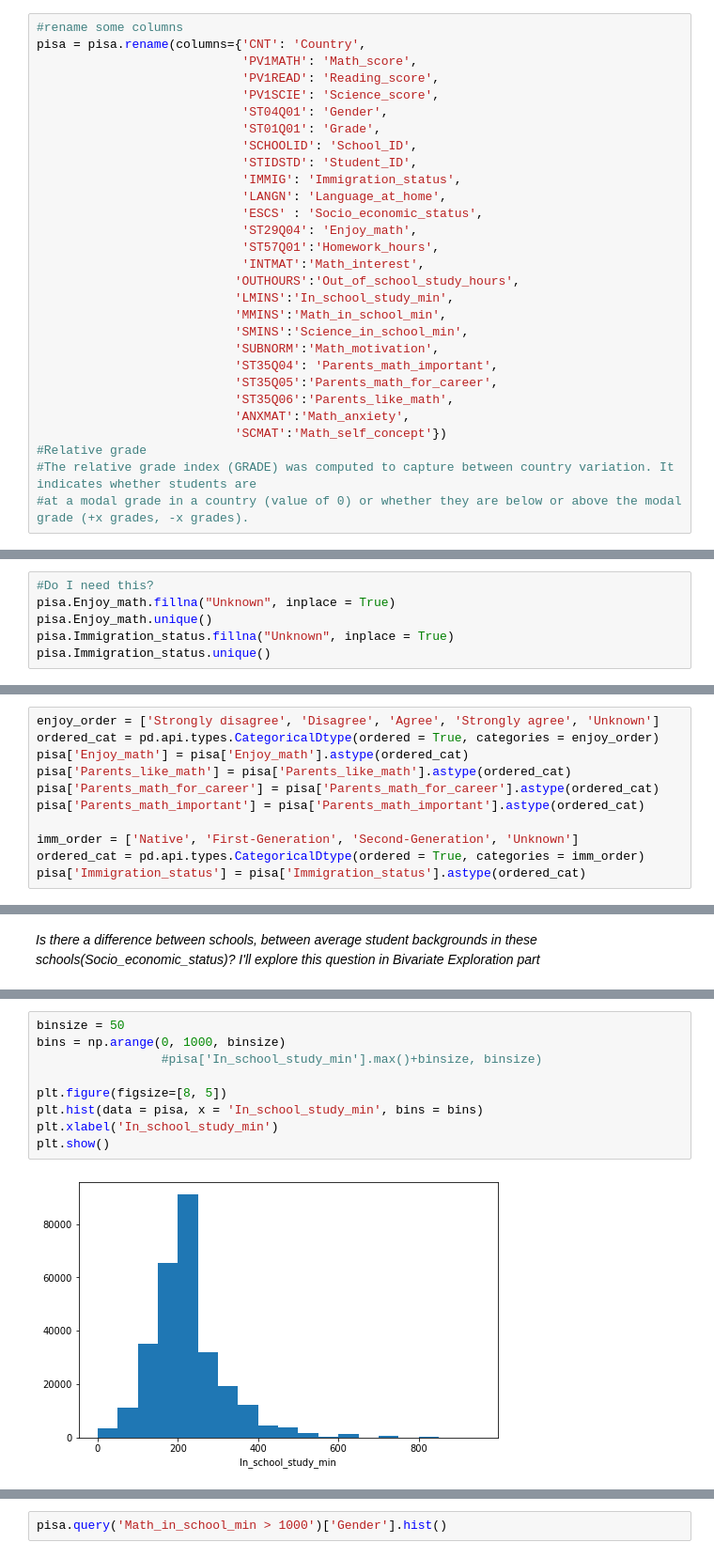
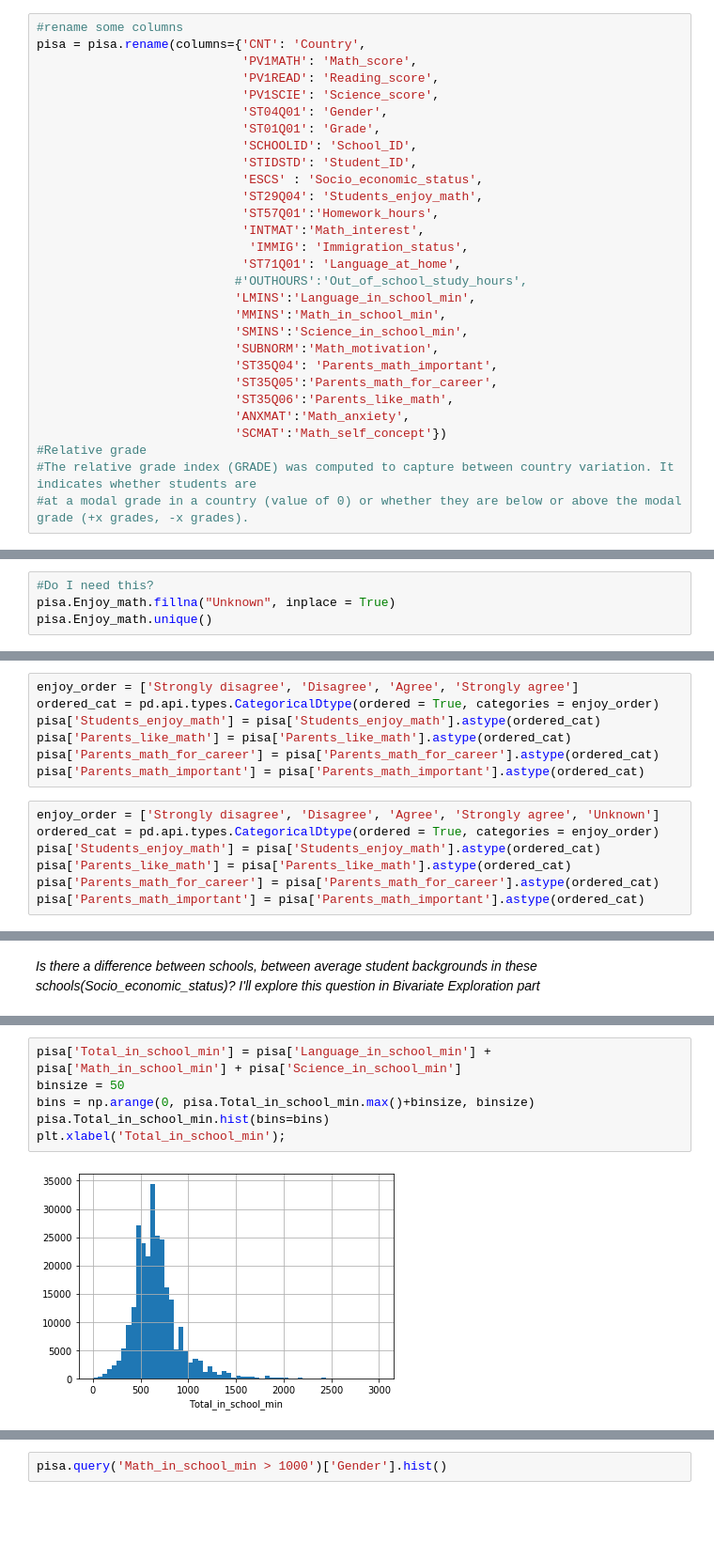
Before and after one commit to Anyra20/CommunicateDataProject, a Jupyter notebook: exploration_template.ipynb, the cells around one changed output, grey strips where cells are left out. Shown at 94% size. Cells and saved outputs as stored; diff of their text form; blank space fills up the shorter version.

Commit message:
Added 4 plots 'attitude to math' investigation 3 study in school variables

```diff
--- a/exploration_template.ipynb
+++ b/exploration_template.ipynb
@@ -34,14 +35,14 @@ pisa = pisa.rename(columns={'CNT': 'Country',
                             'ST01Q01': 'Grade',
                             'SCHOOLID': 'School_ID',
                             'STIDSTD': 'Student_ID',
-                            'IMMIG': 'Immigration_status',
-                            'LANGN': 'Language_at_home',
                             'ESCS' : 'Socio_economic_status',
-                            'ST29Q04': 'Enjoy_math',
+                            'ST29Q04': 'Students_enjoy_math',
                             'ST57Q01':'Homework_hours',
                             'INTMAT':'Math_interest',
-                           'OUTHOURS':'Out_of_school_study_hours',
-                           'LMINS':'In_school_study_min',
+                             'IMMIG': 'Immigration_status',
+                            'ST71Q01': 'Language_at_home',
+                           #'OUTHOURS':'Out_of_school_study_hours',
+                           'LMINS':'Language_in_school_min',
                            'MMINS':'Math_in_school_min',
                            'SMINS':'Science_in_school_min',
                            'SUBNORM':'Math_motivation',
@@ -142,22 +122,23 @@ df_math_levels
 #Do I need this?
 pisa.Enjoy_math.fillna("Unknown", inplace = True)
 pisa.Enjoy_math.unique()
-pisa.Immigration_status.fillna("Unknown", inplace = True)
-pisa.Immigration_status.unique()
 # %% [output]
 [Native, Unknown, Second-Generation, First-Generation]
 Categories (4, object): [Native < First-Generation < Second-Generation < Unknown]
+# %%
+enjoy_order = ['Strongly disagree', 'Disagree', 'Agree', 'Strongly agree']
+ordered_cat = pd.api.types.CategoricalDtype(ordered = True, categories = enjoy_order)
+pisa['Students_enjoy_math'] = pisa['Students_enjoy_math'].astype(ordered_cat)
+pisa['Parents_like_math'] = pisa['Parents_like_math'].astype(ordered_cat)
+pisa['Parents_math_for_career'] = pisa['Parents_math_for_career'].astype(ordered_cat)
+pisa['Parents_math_important'] = pisa['Parents_math_important'].astype(ordered_cat)
 # %%
 enjoy_order = ['Strongly disagree', 'Disagree', 'Agree', 'Strongly agree', 'Unknown']
 ordered_cat = pd.api.types.CategoricalDtype(ordered = True, categories = enjoy_order)
-pisa['Enjoy_math'] = pisa['Enjoy_math'].astype(ordered_cat)
+pisa['Students_enjoy_math'] = pisa['Students_enjoy_math'].astype(ordered_cat)
 pisa['Parents_like_math'] = pisa['Parents_like_math'].astype(ordered_cat)
 pisa['Parents_math_for_career'] = pisa['Parents_math_for_career'].astype(ordered_cat)
 pisa['Parents_math_important'] = pisa['Parents_math_important'].astype(ordered_cat)
-
-imm_order = ['Native', 'First-Generation', 'Second-Generation', 'Unknown']
-ordered_cat = pd.api.types.CategoricalDtype(ordered = True, categories = imm_order)
-pisa['Immigration_status'] = pisa['Immigration_status'].astype(ordered_cat)
 # %%
 print(pisa.dropna().shape)
 print(pisa.shape)
@@ -450,11 +475,8 @@ plt.show()
 # %%
+pisa['Total_in_school_min'] = pisa['Language_in_school_min'] + pisa['Math_in_school_min'] + pisa['Science_in_school_min']
 binsize = 50
-bins = np.arange(0, 1000, binsize)
-                 #pisa['In_school_study_min'].max()+binsize, binsize)
-
-plt.figure(figsize=[8, 5])
-plt.hist(data = pisa, x = 'In_school_study_min', bins = bins)
-plt.xlabel('In_school_study_min')
-plt.show()
+bins = np.arange(0, pisa.Total_in_school_min.max()+binsize, binsize)
+pisa.Total_in_school_min.hist(bins=bins)
+plt.xlabel('Total_in_school_min');
 # %% [output]
-[figure, old version]
+[figure, new version]
```
Also changed, not shown: parts of 38 cells of this notebook.
